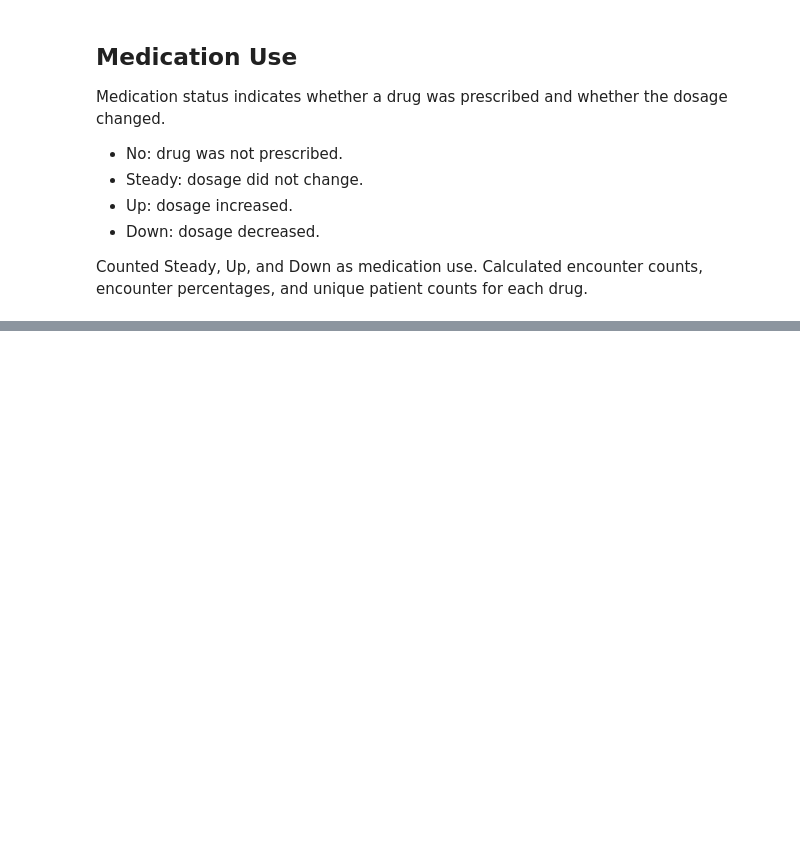
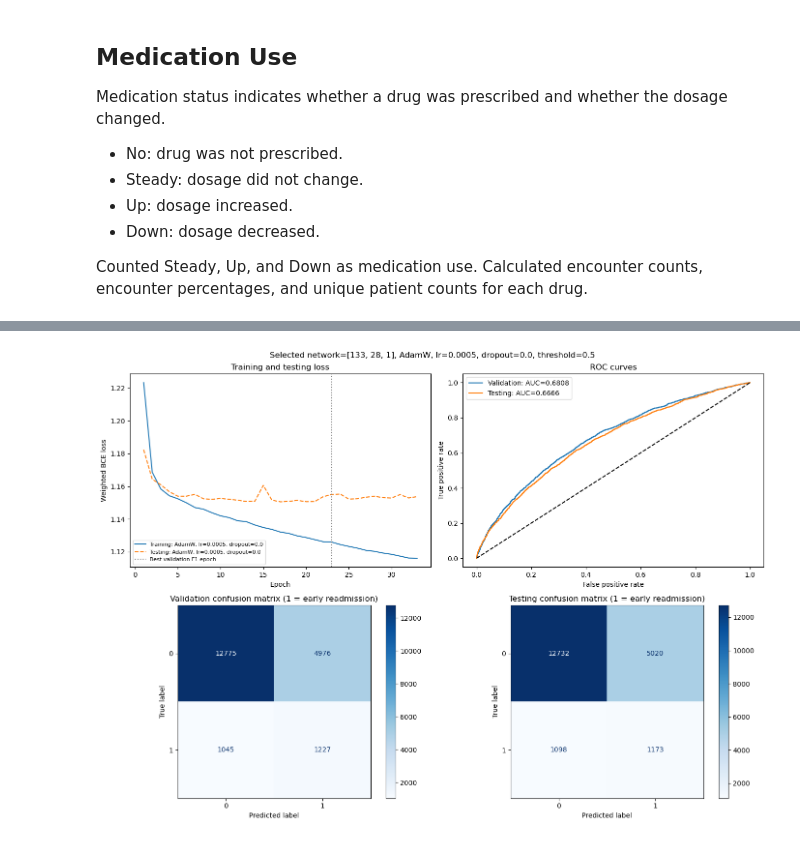
Before and after one commit to jacobsharon/CSC635-Group-Project, a Jupyter notebook: Neural_Network/Neural_Network.ipynb, the cells around one changed output, grey strips where cells are left out. Drawn from its saved outputs; the diff is of its cells as text; code cells hidden in the pictures; blank space fills up the shorter version.

Commit message:
Implemented experiment runner. Ran basic hyperparameter tuning. Plotted and saved results.

```diff
--- a/Neural_Network/Neural_Network.ipynb
+++ b/Neural_Network/Neural_Network.ipynb
@@ -404,19 +429,0 @@ Converted the prepared training and testing inputs to float32 tensors. Converted
-# %%
-# Preprocessing: Convert inputs and targets to PyTorch tensors.
-
-X_train_tensor = torch.tensor(X_train.to_numpy(), dtype=torch.float32)
-X_test_tensor = torch.tensor(X_test.to_numpy(), dtype=torch.float32)
-
-# BCEWithLogitsLoss requires float targets matching the output shape.
-y_train_tensor = torch.tensor(
-    y_train.to_numpy(), dtype=torch.float32
-).reshape(-1, 1)
-
-y_test_tensor = torch.tensor(
-    y_test.to_numpy(), dtype=torch.float32
-).reshape(-1, 1)
-
-print("X_train_tensor:", X_train_tensor.shape, X_train_tensor.dtype)
-print("X_test_tensor:", X_test_tensor.shape, X_test_tensor.dtype)
-print("y_train_tensor:", y_train_tensor.shape, y_train_tensor.dtype)
-print("y_test_tensor:", y_test_tensor.shape, y_test_tensor.dtype)
@@ -568,0 +855,60 @@ TODO:
+# %%
+# Experiments: Evaluate and plot the best validation F1 model.
+
+validation_results = evaluate_model(model, X_val_tensor, y_val_tensor)
+test_results = evaluate_model(model, X_test_tensor, y_test_tensor)
+
+metric_names = ['loss', 'accuracy', 'precision', 'recall', 'f1', 'auc']
+final_metrics = pd.DataFrame({
+    'validation': {name: validation_results[name] for name in metric_names},
+    'testing': {name: test_results[name] for name in metric_names}
+})
+network = [X_train_tensor.shape[1]] + best_run['hidden_sizes'] + [output_size]
+label = (f"AdamW, lr={best_run['learning_rate']}, "
+         f"dropout={best_run['dropout']}")
+
+print("Selected network:", network)
+print("Optimizer: AdamW")
+print("Learning rate:", best_run['learning_rate'])
+print("Dropout:", best_run['dropout'])
+print("Best epoch:", best_run['best_epoch'])
+print("Epochs run:", best_run['epochs_run'])
+print("Classification threshold:", classification_threshold)
+print(final_metrics.round(4).to_string())
+
+# Compare the selected run's loss across epochs and mark its best checkpoint.
+fig, axes = plt.subplots(2, 2, figsize=(14, 10))
+epoch_numbers = range(1, best_run['epochs_run'] + 1)
+axes[0, 0].plot(epoch_numbers, best_run['training_loss'], label=f"Training: {label}")
+axes[0, 0].plot(epoch_numbers, best_run['testing_loss'], linestyle='--',
+                label=f"Testing: {label}")
+axes[0, 0].axvline(best_run['best_epoch'], color='gray', linestyle=':',
+                   label='Best validation F1 epoch')
+axes[0, 0].set(xlabel='Epoch', ylabel='Weighted BCE loss',
+                title='Training and testing loss')
+axes[0, 0].legend(fontsize=8)
+
+# ROC curves use probabilities across thresholds, rather than binary predictions.
+for actual, results, split in [
+    (y_val, validation_results, 'Validation'),
+    (y_test, test_results, 'Testing')
+]:
+    fpr, tpr, thresholds = roc_curve(actual, results['probabilities'])
+    axes[0, 1].plot(fpr, tpr, label=f"{split}: AUC={results['auc']:.4f}")
+axes[0, 1].plot([0, 1], [0, 1], 'k--')
+axes[0, 1].set(xlabel='False positive rate', ylabel='True positive rate', title='ROC curves')
+axes[0, 1].legend()
+
+# Rows show actual classes; columns show predicted classes at threshold 0.50.
+for axis, actual, results, split in zip(
+    axes[1], [y_val, y_test], [validation_results, test_results], ['Validation', 'Testing']
+):
+    ConfusionMatrixDisplay.from_predictions(
+        actual, results['predictions'], labels=[0, 1], ax=axis, cmap='Blues'
+    )
+    axis.set_title(f'{split} confusion matrix (1 = early readmission)')
+
+fig.suptitle(f"Selected network={network}, {label}, threshold={classification_threshold}")
+plt.tight_layout()
+plt.show()
+# %% [output]
@@ -568,0 +929 @@ TODO:
+[figure, added]
```
Also changed, not shown: parts of 34 cells of this notebook, 4 other files.
